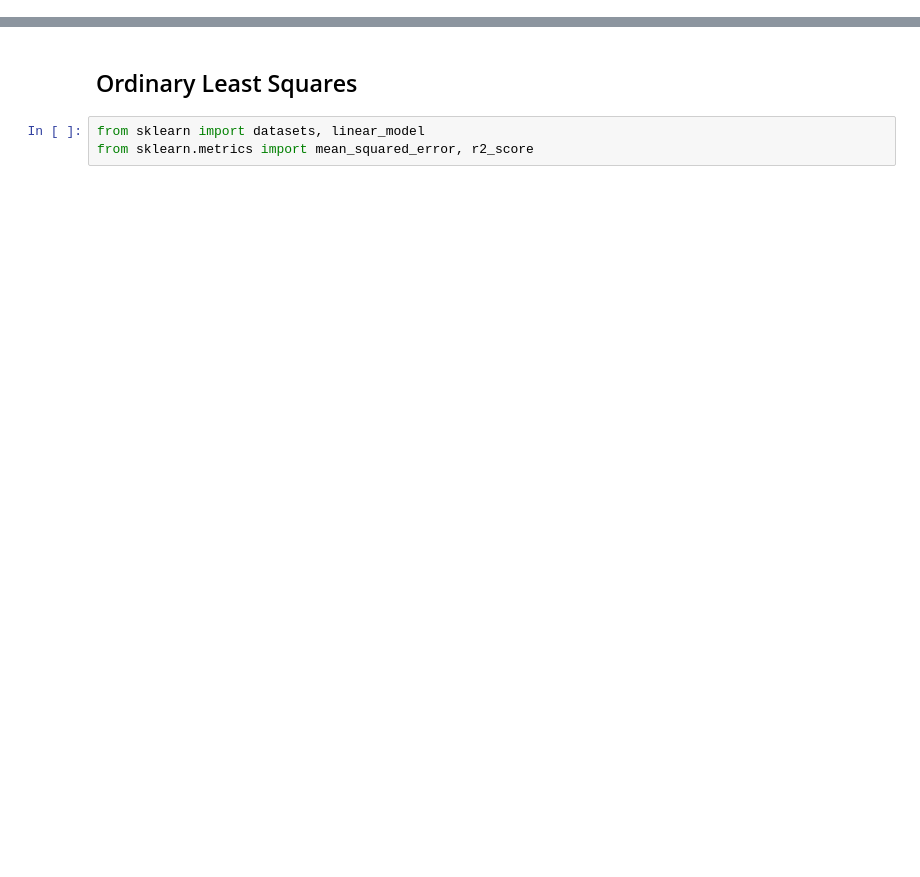
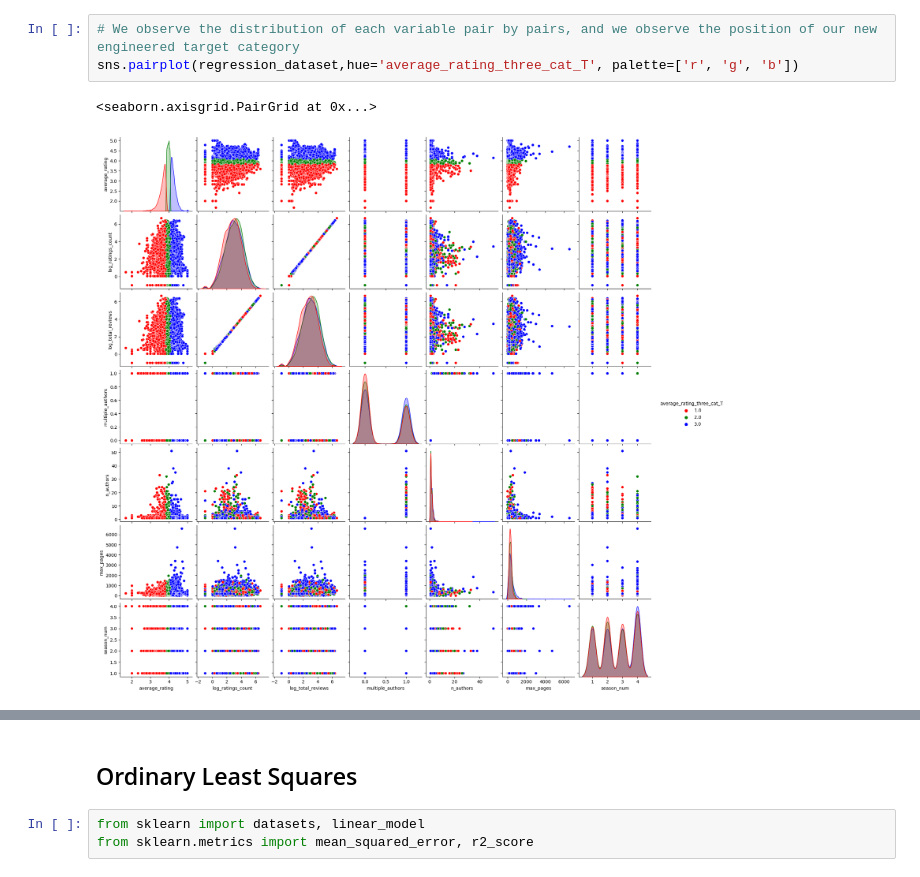
Before and after one commit to dcarriel-dsti/BookRatingML, a Jupyter notebook: Modeling.ipynb, the cells around one changed output, grey strips where cells are left out. Cells and saved outputs as stored; diff of their text form; blank space fills up the shorter version.

```diff
--- a/Modeling.ipynb
+++ b/Modeling.ipynb
@@ -450,0 +70,6 @@ For Classification Purposes:
+# %%
+# We observe the distribution of each variable pair by pairs, and we observe the position of our new engineered target category
+sns.pairplot(regression_dataset,hue='average_rating_three_cat_T', palette=['r', 'g', 'b'])
+# %% [output]
+<seaborn.axisgrid.PairGrid at 0x...>
+[figure, added]
```
Also changed, not shown: parts of 95 cells of this notebook, 1 other file.
